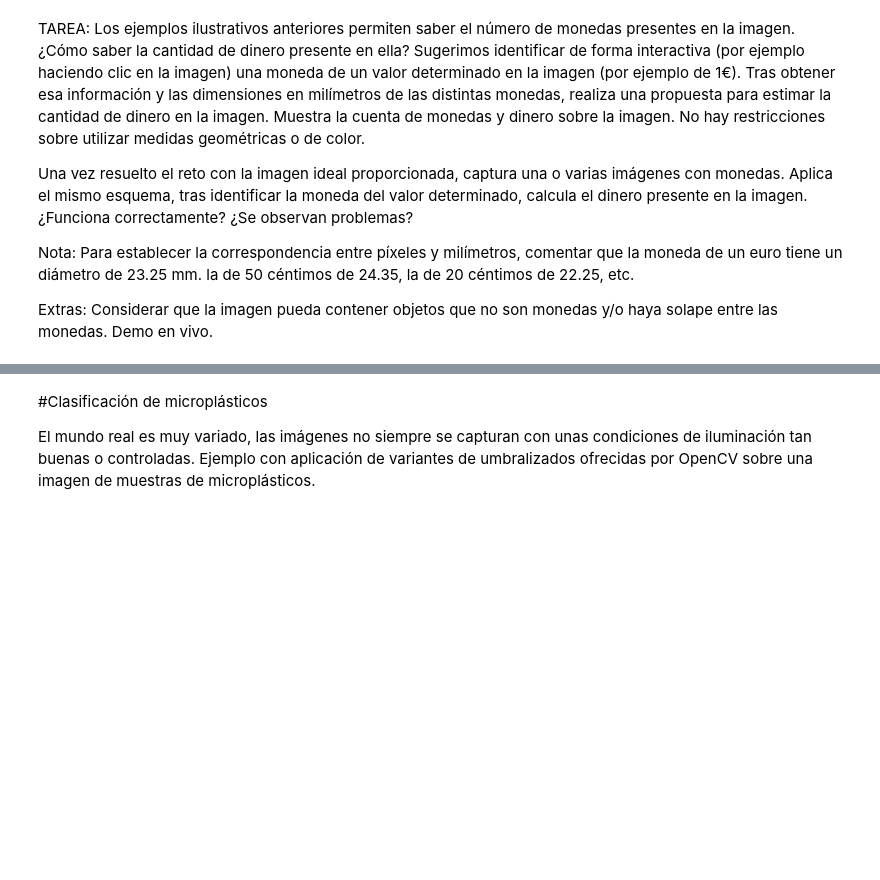
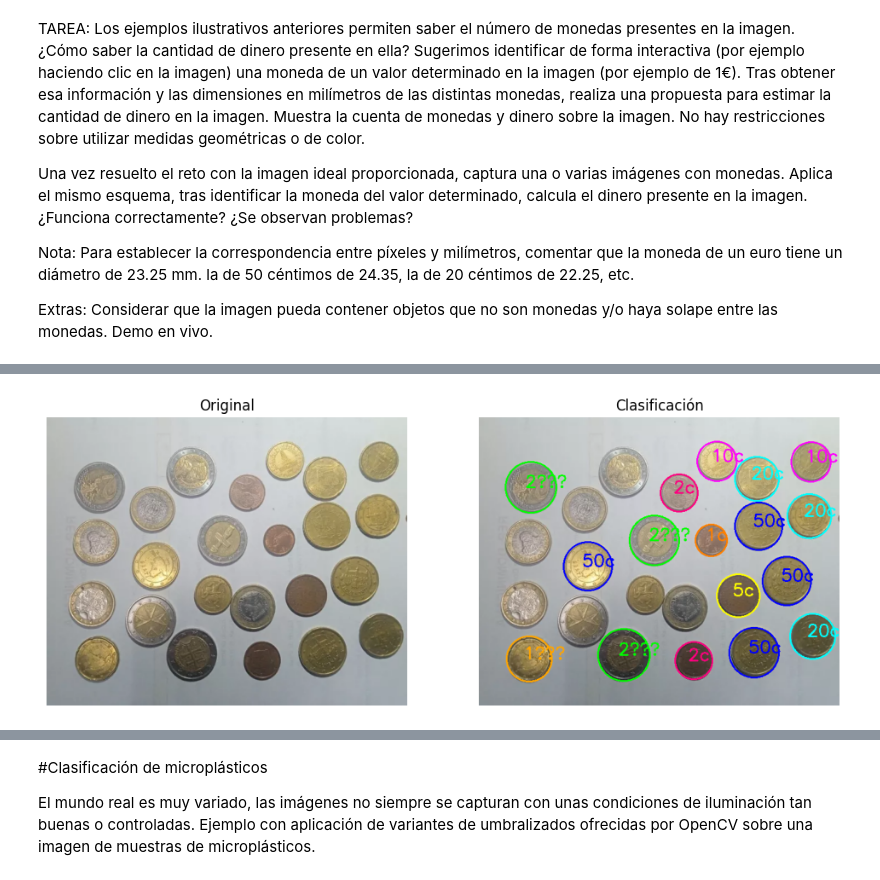
Before and after one commit to maikos08/VC-ULPGC, a Jupyter notebook: VC_P3/VC_P3.ipynb, the cells around one changed output, grey strips where cells are left out. Drawn from its saved outputs; the diff is of its cells as text; code cells hidden in the pictures; blank space fills up the shorter version.

```diff
--- a/VC_P3/VC_P3.ipynb
+++ b/VC_P3/VC_P3.ipynb
@@ -636,0 +381,88 @@ Sistema completado exitosamente
+# %%
+import cv2
+import numpy as np
+import matplotlib.pyplot as plt
+
+# Valores y colores
+MONEDAS_MM = {"2€":25.75,"1€":23.25,"50c":24.25,"20c":22.25,"10c":19.75,"5c":21.25,"2c":18.75,"1c":16.25}
+VALORES_EUR = {"2€":2.0,"1€":1.0,"50c":0.50,"20c":0.2,"10c":0.1,"5c":0.05,"2c":0.02,"1c":0.01}
+COLORES = {"2€":(0,255,0),"1€":(0,165,255),"50c":(255,0,0),"20c":(255,255,0),"10c":(255,0,255),
+           "5c":(0,255,255),"2c":(128,0,255),"1c":(0,128,255),"??":(200,200,200)}
+
+# Cargar imagen
+# ruta_img = "Monedas 2.jpg"
+ruta_img = "Monedas 3.webp"
+img = cv2.imread(ruta_img)
+if img is None: raise SystemExit("No se pudo cargar la imagen")
+
+gray = cv2.cvtColor(img, cv2.COLOR_BGR2GRAY)
+gray = cv2.GaussianBlur(gray,(7,7),1.5)
+
+# Segmentación: bordes y binarización
+edges = cv2.Canny(gray,40,120)
+_, thresh = cv2.threshold(gray,0,255,cv2.THRESH_BINARY_INV+cv2.THRESH_OTSU)
+
+# Contornos y candidatos
+cnts = list(cv2.findContours(edges, cv2.RETR_EXTERNAL, cv2.CHAIN_APPROX_SIMPLE)[0]) + \
+       list(cv2.findContours(thresh, cv2.RETR_EXTERNAL, cv2.CHAIN_APPROX_SIMPLE)[0])
+
+h_img, w_img = gray.shape
+cands = []
+for c in cnts:
+    if len(c)<5: continue
+    area = cv2.contourArea(c)
+    if area<0.00001*h_img*w_img or area>0.3*h_img*w_img: continue
+    peri = cv2.arcLength(c,True)
+    if peri==0: continue
+    if 4*np.pi*area/(peri*peri)<0.5: continue
+    ellipse = cv2.fitEllipse(c)
+    (cx,cy),(w_axis,h_axis),_ = ellipse
+    if max(w_axis,h_axis)/min(w_axis,h_axis)>1.4: continue
+    r = (w_axis+h_axis)/4
+    if r<6: continue
+    # evitar duplicados
+    keep=True
+    for i,(ex,ey,er) in enumerate(cands):
+        if np.hypot(ex-cx,ey-cy)<max(3.0,0.5*max(er,r)):
+            if r>er: cands[i]=(int(cx),int(cy),r)
+            keep=False
+            break
+    if keep: cands.append((int(cx),int(cy),r))
+cands.sort(key=lambda t:t[2],reverse=True)
+
+if not cands:
+    print("No se detectaron monedas")
+    plt.imshow(cv2.cvtColor(img,cv2.COLOR_BGR2RGB)); plt.axis("off"); plt.show()
+    raise SystemExit()
+
+# Escala relativa
+escala = MONEDAS_MM["2€"]/(2*cands[0][2])
+tipos = np.array(list(MONEDAS_MM.keys()))
+d_ref = np.array(list(MONEDAS_MM.values()))
+tol = np.maximum(0.08*d_ref,1.2)
+
+# Clasificación
+out = img.copy()
+conteo,total = {},0.0
+for x,y,r in cands:
+    d_mm = 2*r*escala
+    i = np.argmin(np.abs(d_mm-d_ref))
+    tipo = tipos[i] if abs(d_mm-d_ref[i])<=tol[i] else "??"
+    cv2.circle(out,(x,y),int(r),COLORES.get(tipo,COLORES["??"]),2)
+    cv2.putText(out,tipo,(x-10,y),cv2.FONT_HERSHEY_SIMPLEX,1,COLORES.get(tipo,COLORES["??"]),2)
+    if tipo!="??":
+        conteo[tipo] = conteo.get(tipo,0)+1
+        total += VALORES_EUR[tipo]
+
+# Mostrar resultado
+plt.figure(figsize=(12,6))
+plt.subplot(1,2,1); plt.axis("off"); plt.title("Original"); plt.imshow(cv2.cvtColor(img,cv2.COLOR_BGR2RGB))
+plt.subplot(1,2,2); plt.axis("off"); plt.title("Clasificación"); plt.imshow(cv2.cvtColor(out,cv2.COLOR_BGR2RGB)); plt.show()
+
+# Resumen
+print("Conteo de monedas:")
+for k in sorted(conteo.keys(),key=lambda t:-VALORES_EUR[t]):
+    print(f"  {k}: {conteo[k]}")
+print(f"TOTAL: {total:.2f} €")
+# %% [output]
+[figure, added]
```
Also changed, not shown: parts of 6 cells of this notebook, 3 other files.
